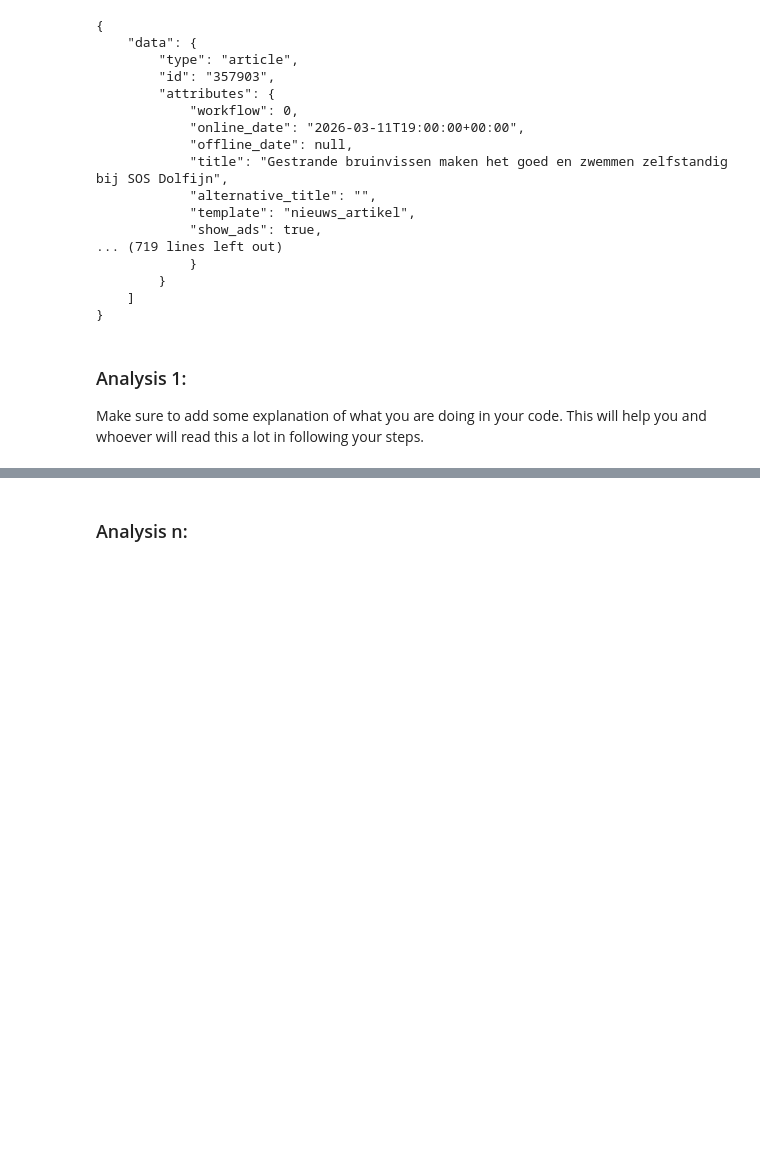
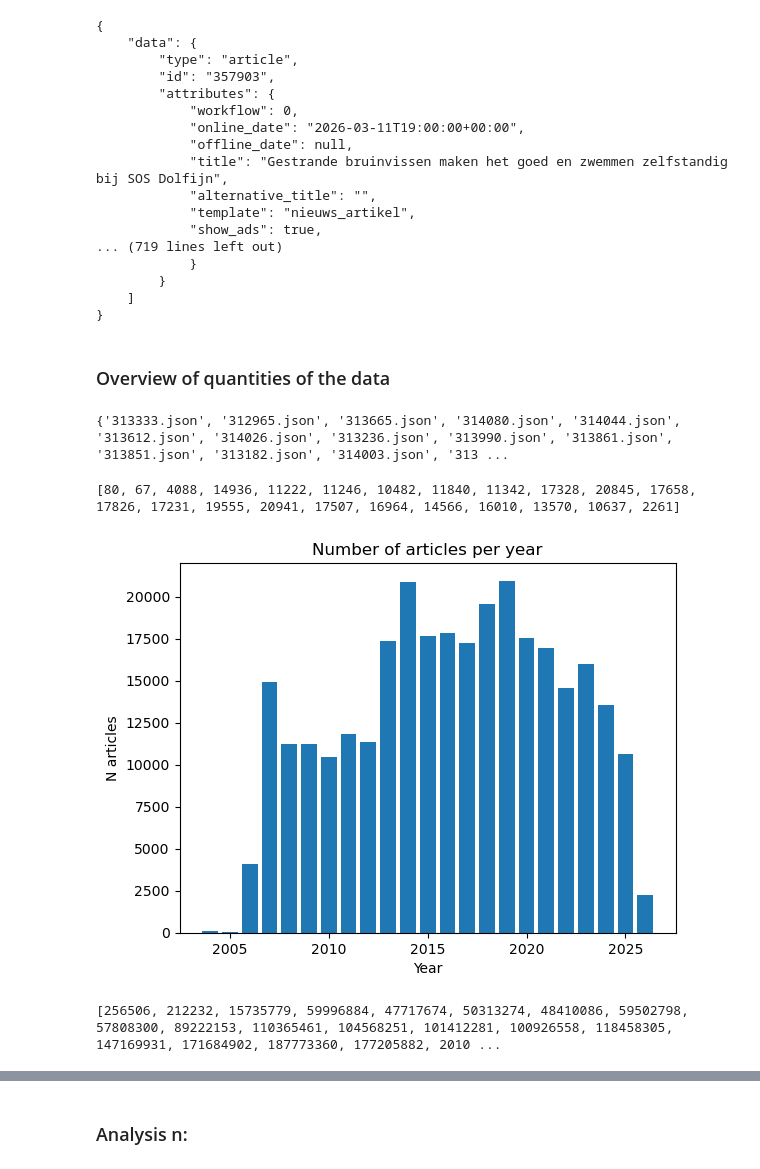
Before and after one commit to Marit-vdh/master-thesis, a Jupyter notebook: exploratory-data-analysis/Exploratory Data Analysis.ipynb, the cells around one changed output, grey strips where cells are left out. Drawn from its saved outputs; the diff is of its cells as text; code cells hidden in the pictures; blank space fills up the shorter version.

Commit message:
Add loading of all articles and analysis of quantities

```diff
--- a/exploratory-data-analysis/Exploratory Data Analysis.ipynb
+++ b/exploratory-data-analysis/Exploratory Data Analysis.ipynb
@@ -64,8 +52,60 @@ print(json.dumps(data, indent=4))
     ]
 }
 # %% [markdown]
-### Analysis 1:
-Make sure to add some explanation of what you are doing in your code. This will help you and whoever will read this a lot in following your steps.
+### Overview of quantities of the data
 # %%
-# Also don't forget to comment your code
-# This way it's also easier to spot thought errors along the way
+# Retrieve all article names from the directory
+folders = os.listdir('../../articles')
+
+article_names = {}
+
+for folder in folders:
+    months = os.listdir(f'../../articles/{folder}')
+
+    article_names[int(folder)] = {}
+
+    for month in months:
+        article_names[int(folder)][month] = set(os.listdir(f'../../articles/{folder}/{month}'))
+
+print(article_names[2023]['01'])
+# %% [output]
+{'313333.json', '312965.json', '313665.json', '314080.json', '314044.json', '313612.json', '314026.json', '313236.json', '313990.json', '313861.json', '313851.json', '313182.json', '314003.json', '313 ...
+# %%
+# Plot the number of articles per year
+n_articles = []
+for year in sorted(list(article_names.keys())):
+    article_sum = 0
+
+    for month, articles in article_names[year].items():
+        article_sum += len(articles)
+
+    n_articles.append(article_sum)
+
+print(n_articles)
+# %% [output]
+[80, 67, 4088, 14936, 11222, 11246, 10482, 11840, 11342, 17328, 20845, 17658, 17826, 17231, 19555, 20941, 17507, 16964, 14566, 16010, 13570, 10637, 2261]
+# %%
+plt.bar(sorted(article_names.keys()),
+        height=n_articles)
+plt.xlabel('Year')
+plt.ylabel('N articles')
+plt.title("Number of articles per year")
+plt.show()
+# %% [output]
+[figure, added]
+# %%
+# Show the average file sizes as a proxy for article length to see if there is a change over time
+cum_filesize = []
+for year in sorted(list(article_names.keys())):
+    size_sum = 0
+
+    for month, articles in article_names[year].items():
+
+        for article in articles:
+            size_sum += os.path.getsize(f'../../articles/{year}/{month}/{article}')
+
+    cum_filesize.append(size_sum)
+
+print(cum_filesize)
+# %% [output]
+[256506, 212232, 15735779, 59996884, 47717674, 50313274, 48410086, 59502798, 57808300, 89222153, 110365461, 104568251, 101412281, 100926558, 118458305, 147169931, 171684902, 187773360, 177205882, 2010 ...
```
Also changed, not shown: parts of 8 cells of this notebook.
